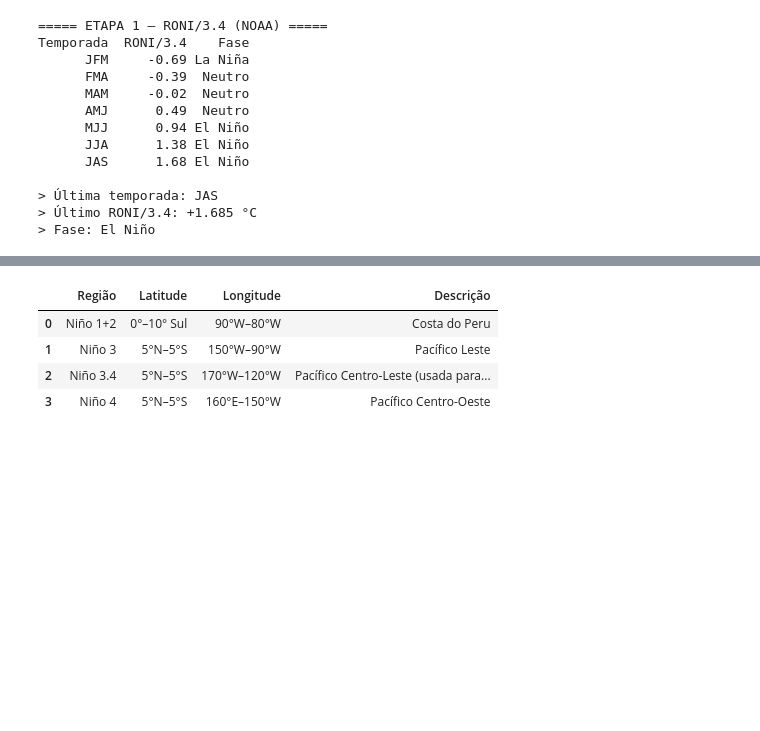
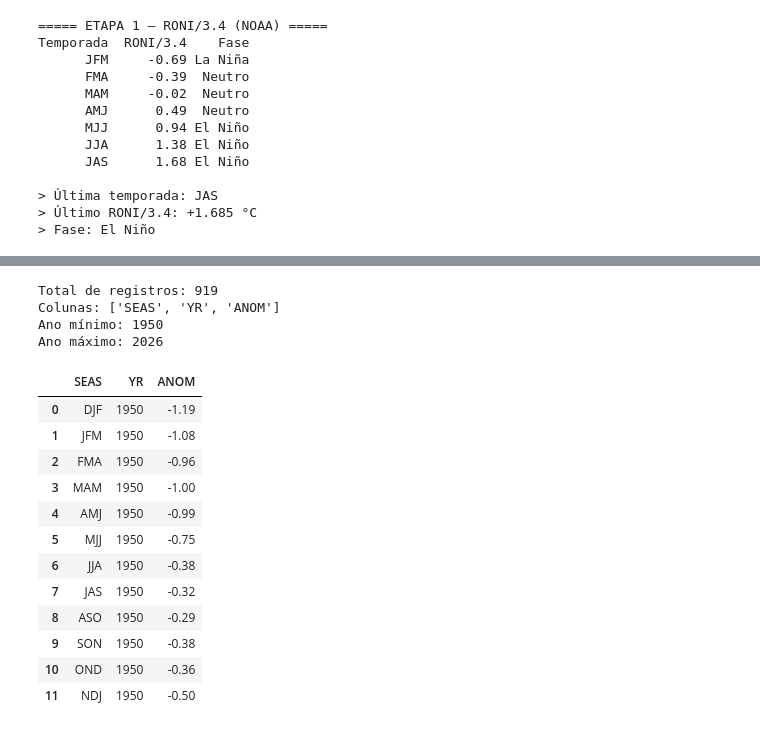
Before and after one commit to anselmojsantos/analiseP4Nooa, a Jupyter notebook: Notebookes/nooa.ipynb, the cells around one changed output, grey strips where cells are left out. Drawn from its saved outputs; the diff is of its cells as text; code cells hidden in the pictures; blank space fills up the shorter version.

Commit message:
Atualização do Noaa

```diff
--- a/Notebookes/nooa.ipynb
+++ b/Notebookes/nooa.ipynb
@@ -455,28 +455,47 @@ Gráfico de séries temporais — Etapa 4:
-# %%
-#===============================================================================
-# Tabelas das reiões do pacífico (Niño 1+2, Niño 3, Niño 3.4, Niño 4) — Etapa 4
-#===============================================================================
-
-regioes_descricao = pd.DataFrame({
-    "Região": ["Niño 1+2", "Niño 3", "Niño 3.4", "Niño 4"],
-    "Latitude": ["0°–10° Sul", "5°N–5°S", "5°N–5°S", "5°N–5°S"],
-    "Longitude": ["90°W–80°W", "150°W–90°W", "170°W–120°W", "160°E–150°W"],
-    "Descrição": [
-        "Costa do Peru",
-        "Pacífico Leste",
-        "Pacífico Centro-Leste (usada para o índice ONI)",
-        "Pacífico Centro-Oeste",
-    ],
-})
-
-regioes_descricao.style.set_properties(
-    text_align="left", vertical_align="middle",
-).set_table_styles([
-    {"selector": "th", "props": [("text-align", "left")]}
-])
-# %% [output]
-|  | Região | Latitude | Longitude | Descrição |
-| 0 | Niño 1+2 | 0°–10° Sul | 90°W–80°W | Costa do Peru |
-| 1 | Niño 3 | 5°N–5°S | 150°W–90°W | Pacífico Leste |
-| 2 | Niño 3.4 | 5°N–5°S | 170°W–120°W | Pacífico Centro-Leste (usada para... |
-| 3 | Niño 4 | 5°N–5°S | 160°E–150°W | Pacífico Centro-Oeste |
+# %%
+# --------------------------------------------------------------------------
+# 13 - Download do histórico oficial do RONI
+#---------------------------------------------------------------------------
+
+import requests
+from io import StringIO
+import os
+
+RAIZ = r"C:\TI\Projetos Univesp\Projeto - 4"
+
+# URL oficial do RONI (ERSSTv6)
+url_roni = "https://www.cpc.ncep.noaa.gov/data/indices/RONI.ascii.txt"
+
+# Baixar
+resp = requests.get(url_roni)
+resp.raise_for_status()
+
+df_hist_roni = pd.read_csv(StringIO(resp.text), sep=r'\s+')
+
+dir_pasta = os.path.join(RAIZ, "roni_oficial_1950_2026.csv")
+df_hist_roni.to_csv(dir_pasta, index=False)
+
+print(f"Total de registros: {len(df_hist_roni)}")
+print(f"Colunas: {df_hist_roni.columns.tolist()}")
+print(f"Ano mínimo: {df_hist_roni['YR'].min()}")
+print(f"Ano máximo: {df_hist_roni['YR'].max()}")
+print()
+df_hist_roni.head(12)
+# %% [output]
+Total de registros: 919
+Colunas: ['SEAS', 'YR', 'ANOM']
+Ano mínimo: 1950
+Ano máximo: 2026
+|  | SEAS | YR | ANOM |
+| 0 | DJF | 1950 | -1.19 |
+| 1 | JFM | 1950 | -1.08 |
+| 2 | FMA | 1950 | -0.96 |
+| 3 | MAM | 1950 | -1.00 |
+| 4 | AMJ | 1950 | -0.99 |
+| 5 | MJJ | 1950 | -0.75 |
+| 6 | JJA | 1950 | -0.38 |
+| 7 | JAS | 1950 | -0.32 |
+| 8 | ASO | 1950 | -0.29 |
+| 9 | SON | 1950 | -0.38 |
+| 10 | OND | 1950 | -0.36 |
+| 11 | NDJ | 1950 | -0.50 |
```
Also changed, not shown: parts of 25 cells of this notebook, 9 other files.
